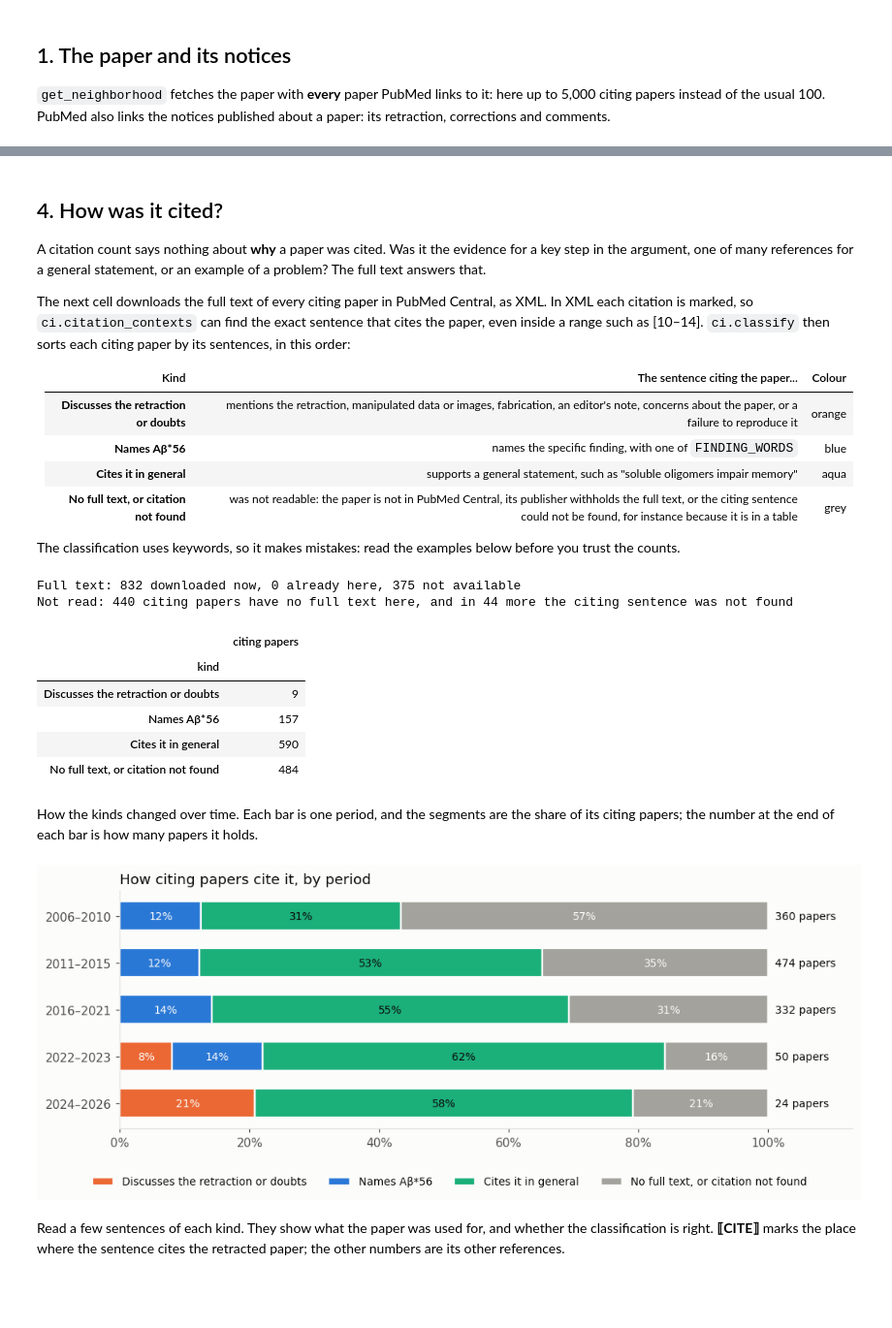
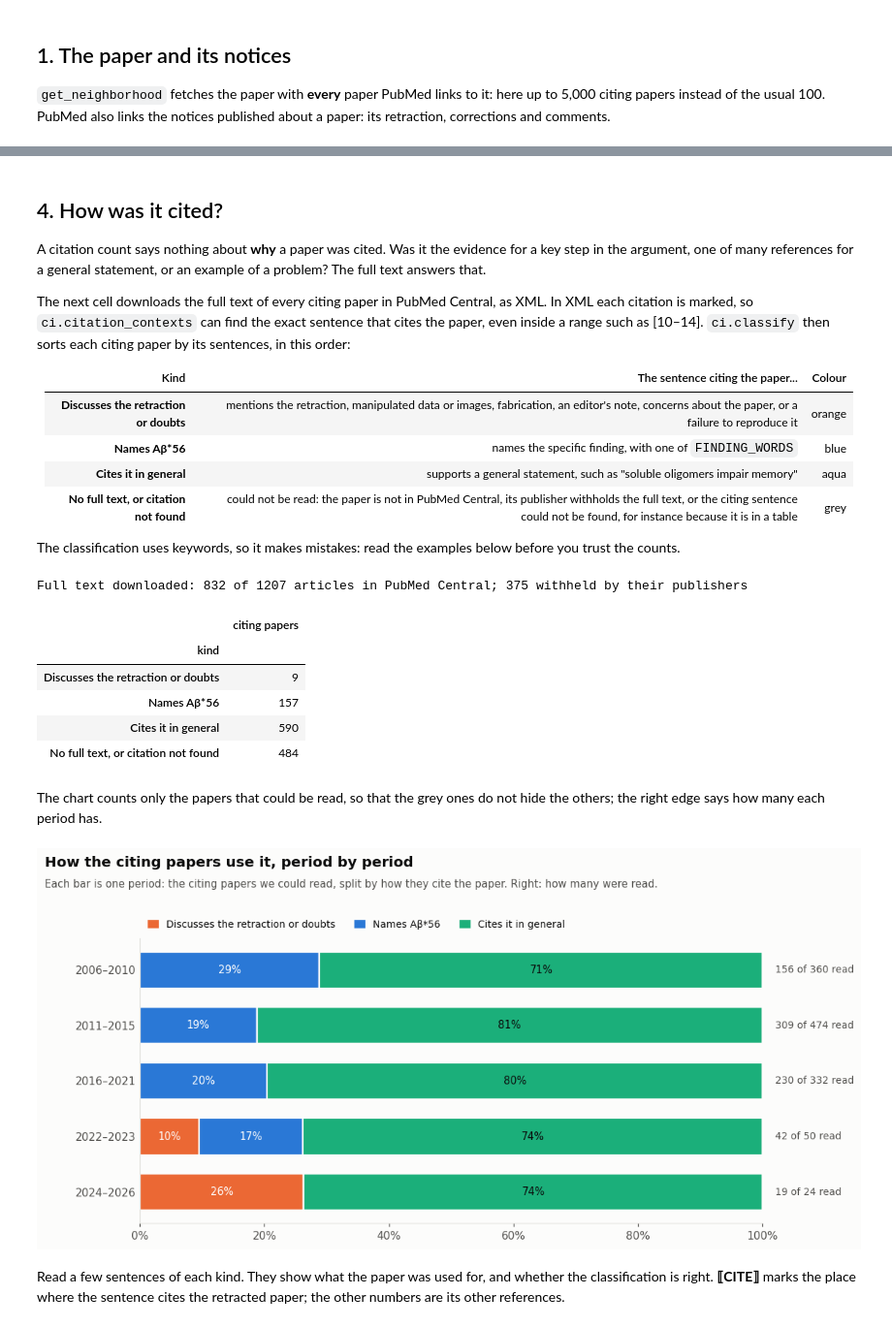
Before and after one commit to melhzy/pubmed-stream, a Jupyter notebook: tutorials/08_retraction_impact.ipynb, the cells around one changed output, grey strips where cells are left out. Shown at 97% size. Saved outputs shown, nothing was run; the diff lists cells and outputs as text; code cells hidden in the pictures; blank space fills up the shorter version.

```diff
--- a/tutorials/08_retraction_impact.ipynb
+++ b/tutorials/08_retraction_impact.ipynb
@@ -190,14 +128,12 @@ The next cell downloads the full text of every citing paper in PubMed Central, a
 | **Discusses the retraction or doubts** | mentions the retraction, manipulated data or images, fabrication, an editor's note, concerns about the paper, or a failure to reproduce it | orange |
 | **Names Aβ\*56** | names the specific finding, with one of `FINDING_WORDS` | blue |
 | **Cites it in general** | supports a general statement, such as "soluble oligomers impair memory" | aqua |
-| **No full text, or citation not found** | was not readable: the paper is not in PubMed Central, its publisher withholds the full text, or the citing sentence could not be found, for instance because it is in a table | grey |
+| **No full text, or citation not found** | could not be read: the paper is not in PubMed Central, its publisher withholds the full text, or the citing sentence could not be found, for instance because it is in a table | grey |
 
 The classification uses keywords, so it makes mistakes: read the examples below before you trust the counts.
 # %%
 with tu.quiet():
     stats = download_neighborhood(hood, output_dir="fulltext", fmt="xml", include_text=False)
-print(f"Full text: {stats.successful} downloaded now, {stats.skipped} already here, {stats.failed} not available")
-
 contexts = ci.citation_contexts(stats.output_dir, SEED, SEED_DOI, TITLE_WORDS, finding=finding)
 by_pmid = {c["pmid"]: c for c in contexts.values() if c["pmid"]}
 
@@ -208,49 +144,31 @@ def kind_of(pmid):
 cited_by["kind"] = cited_by["pmid"].map(kind_of)
 cited_by["sentence"] = cited_by["pmid"].map(lambda p: " … ".join(by_pmid.get(p, {}).get("sentences", [])))
 cited_by["mentions"] = cited_by["pmid"].map(lambda p: by_pmid.get(p, {}).get("mentions"))
-no_text = (~cited_by["pmid"].isin(list(by_pmid))).sum()
-print(f"Not read: {no_text} citing papers have no full text here, and in "
-      f"{(cited_by['kind'] == KINDS[3]).sum() - no_text} more the citing sentence was not found")
+print(f"Full text downloaded: {stats.successful + stats.skipped} of {stats.requested} articles in PubMed Central; "
+      f"{stats.unavailable} withheld by their publishers")
 cited_by["kind"].value_counts().reindex(KINDS, fill_value=0).to_frame("citing papers")
 # %% [output]
-Full text: 832 downloaded now, 0 already here, 375 not available
-Not read: 440 citing papers have no full text here, and in 44 more the citing sentence was not found
+Full text downloaded: 832 of 1207 articles in PubMed Central; 375 withheld by their publishers
 |  | citing papers |
 | kind |  |
 | Discusses the retraction or doubts | 9 |
 | Names Aβ*56 | 157 |
 | Cites it in general | 590 |
 | No full text, or citation not found | 484 |
-# %% [markdown]
-How the kinds changed over time. Each bar is one period, and the segments are the share of its citing papers; the number at the end of each bar is how many papers it holds.
-# %%
-edges = [first_year, 2011, 2016, DOUBTS_PUBLIC, RETRACTED, last_year + 1]
-names = [f"{a}–{b - 1}" if b - 1 > a else str(a) for a, b in zip(edges, edges[1:])]
-cited_by["period"] = pd.cut(cited_by["year"], edges, right=False, labels=names)
-shares = cited_by.groupby("period", observed=False)["kind"].value_counts(normalize=True).unstack(fill_value=0)
-shares = shares.reindex(columns=KINDS, fill_value=0)
-sizes = cited_by["period"].value_counts().reindex(names)
-
-fig, ax = plt.subplots(figsize=(11, 3.6))
-left = np.zeros(len(names))
-for kind in KINDS:
-    ax.barh(names, shares[kind], left=left, color=KIND_COLOURS[kind], edgecolor=tu.SURFACE, lw=1.5, height=0.62,
-            label=kind)
-    for i, (start, share) in enumerate(zip(left, shares[kind])):
-        if share >= 0.06:
-            ax.annotate(f"{share:.0%}", (start + share / 2, i), ha="center", va="center", fontsize=9,
-                        color=tu.SURFACE if kind != ci.KINDS[2] else tu.INK)
-    left += shares[kind].values
-for i, n in enumerate(sizes):
-    ax.annotate(f"{n} papers", (1, i), xytext=(6, 0), textcoords="offset points", va="center", fontsize=9)
-ax.invert_yaxis()
-ax.set_xlim(0, 1.13)
-ax.xaxis.set_major_formatter(plt.matplotlib.ticker.PercentFormatter(1))
-ax.legend(loc="upper center", bbox_to_anchor=(0.45, -0.16), ncol=4, fontsize=9)
-ax.set_title("How citing papers cite it, by period")
-plt.show()
-# %% [output]
-[figure, removed]
+# %% [markdown]
+The chart counts only the papers that could be read, so that the grey ones do not hide the others; the right edge says how many each period has.
+# %%
+edges = [first_year, 2011, 2016] + [int(d[:4]) for d in (DOUBTS_PUBLIC, RETRACTED) if d] + [last_year + 1]
+edges = sorted(set(e for e in edges if first_year <= e <= last_year + 1))
+periods = [f"{a}–{b - 1}" if b - 1 > a else str(a) for a, b in zip(edges, edges[1:])]
+cited_by["period"] = pd.cut(cited_by["year"], edges, right=False, labels=periods)
+read = cited_by[cited_by["kind"] != KINDS[3]]
+counts = {p: read[read["period"] == p]["kind"].value_counts().to_dict() for p in periods}
+unread = cited_by[cited_by["kind"] == KINDS[3]]["period"].value_counts().to_dict()
+
+charts.kinds_by_period(periods, counts, unread, KINDS[:3], COLOURS, "How the citing papers use it, period by period")
+# %% [output]
+[figure, added]
 # %% [markdown]
 Read a few sentences of each kind. They show what the paper was used for, and whether the classification is right. **⟦CITE⟧** marks the place where the sentence cites the retracted paper; the other numbers are its other references.
 # %%
```
Also changed, not shown: parts of 34 cells of this notebook, 3 other files.
